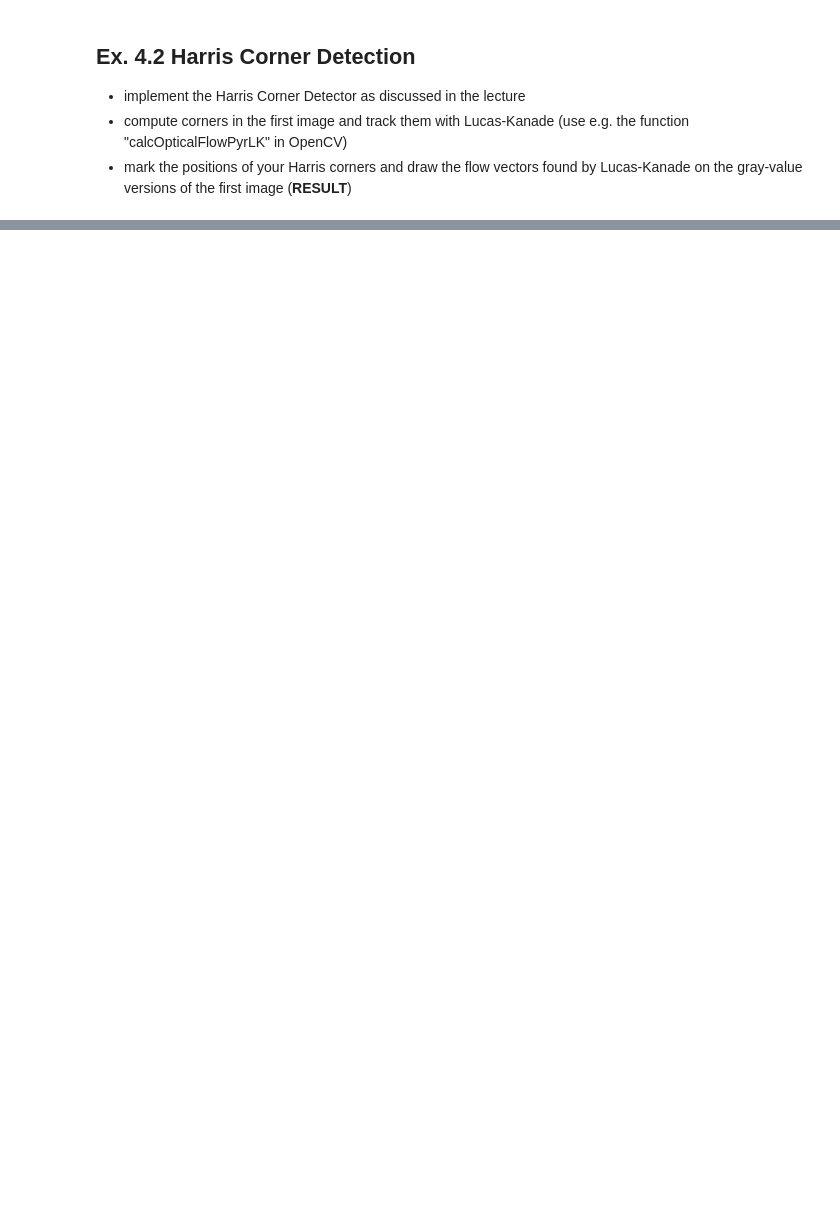
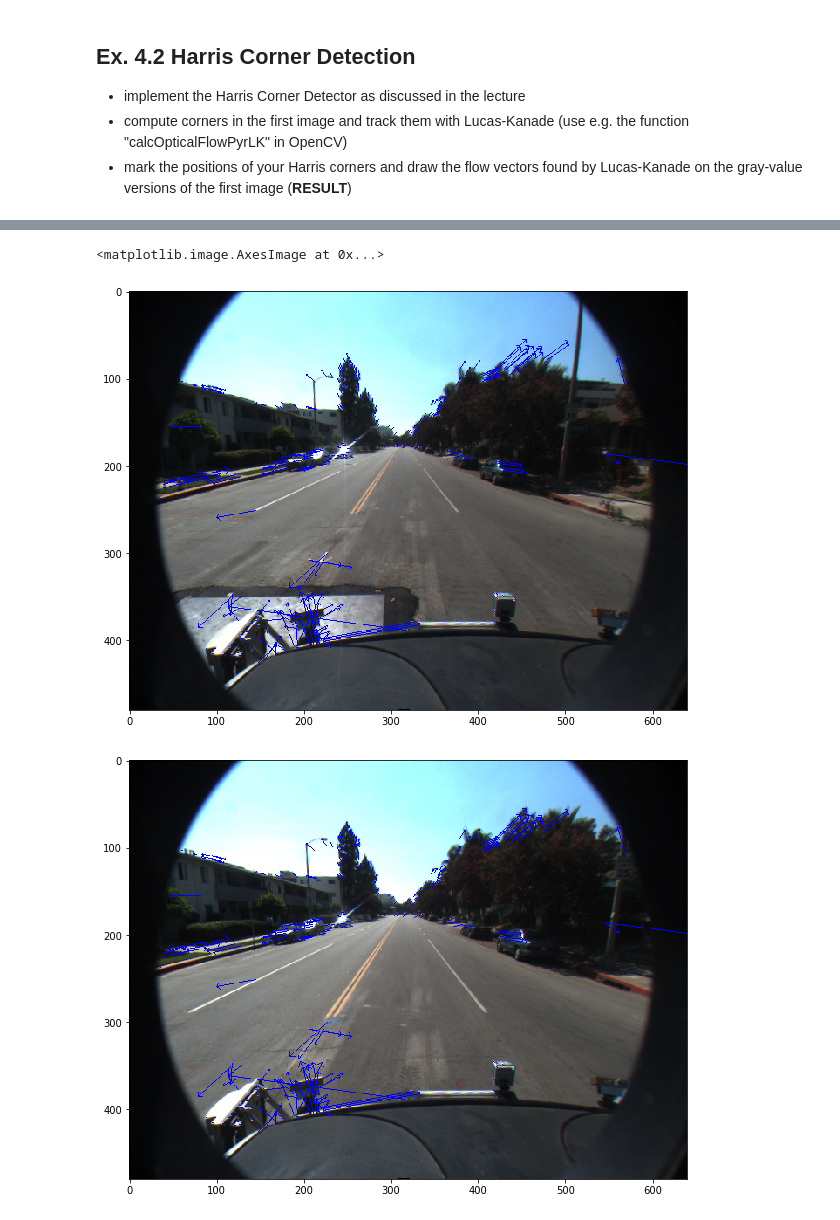
Before and after one commit to YJ14/Computer-Vision-2018, a Jupyter notebook: 04_BlockMatching_HarrisCorners.ipynb, the cells around one changed output, grey strips where cells are left out. Cells and saved outputs as stored; diff of their text form; code cells hidden in the pictures; blank space fills up the shorter version.

```diff
--- a/04_BlockMatching_HarrisCorners.ipynb
+++ b/04_BlockMatching_HarrisCorners.ipynb
@@ -253,0 +170,29 @@ plt.imshow(res)
+# %%
+def drawVectors(img, oldPoints, newPoints):
+    for i in range (0, len(oldPoints)):
+        oldPoint = oldPoints[i]
+        newPoint = newPoints[i]
+
+        cv2.arrowedLine(img, (oldPoint[0], oldPoint[1]), (newPoint[0], newPoint[1]), (0,0,255))
+    return img
+
+
+points = getPointVector(res)
+# nextPoints, _, _ = cv2.calcOpticalFlowPyrLK(l1, l2, points, None, winSize=(50,50))
+nextPoints, _, _ = cv2.calcOpticalFlowPyrLK(l1, l2, points, None)
+
+resultImage1 = np.copy(l1)
+resultImage1 = drawVectors(resultImage1, points, nextPoints)
+
+resultImage2 = np.copy(l2)
+resultImage2 = drawVectors(resultImage2, points, nextPoints)
+
+plt.figure(1, figsize=(10, 15))
+plt.imshow(resultImage1)
+
+plt.figure(2, figsize=(10, 15))
+plt.imshow(resultImage2)
+# %% [output]
+<matplotlib.image.AxesImage at 0x...>
+[figure, added]
+[figure, added]
```
Also changed, not shown: parts of 5 cells of this notebook.
